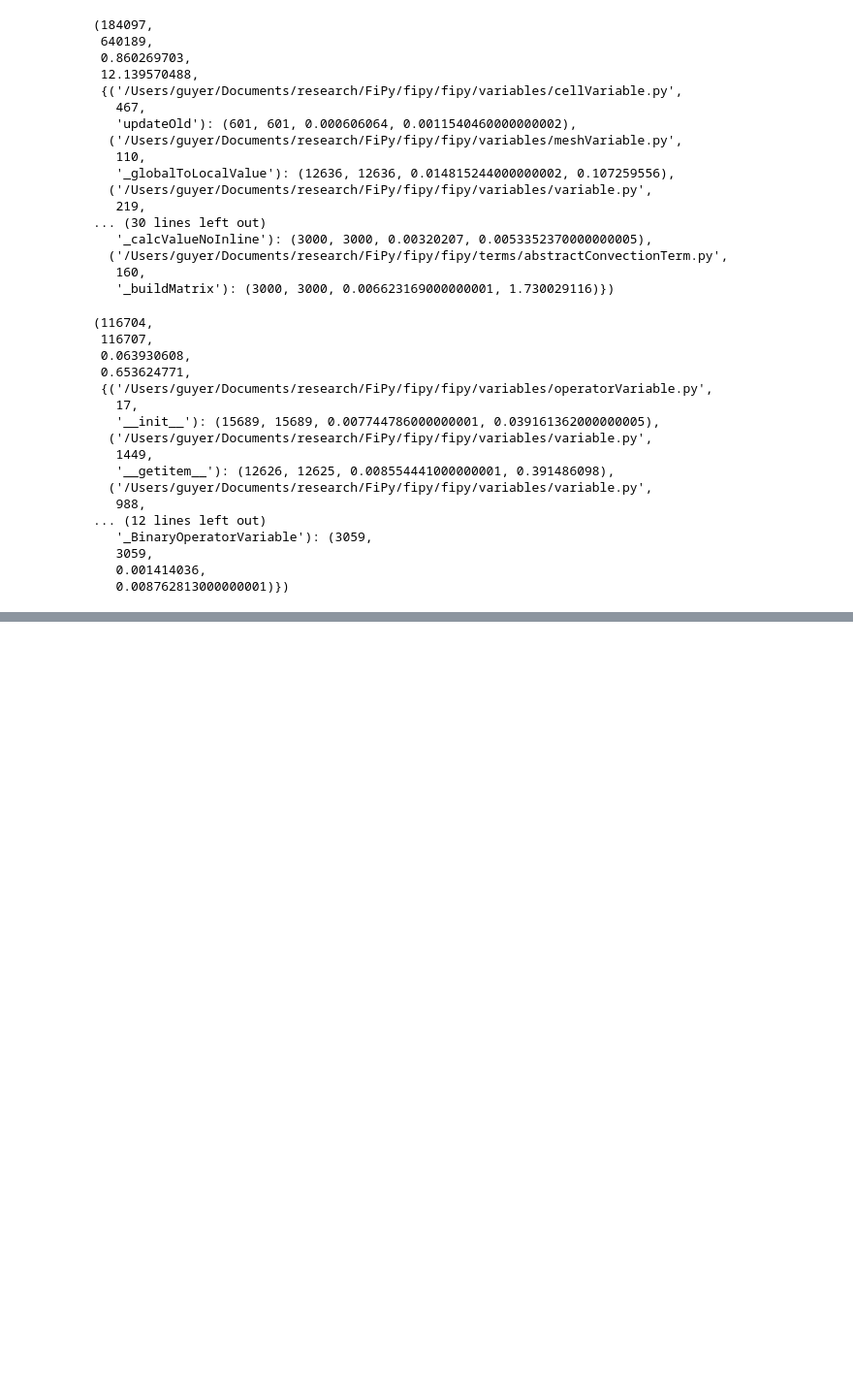
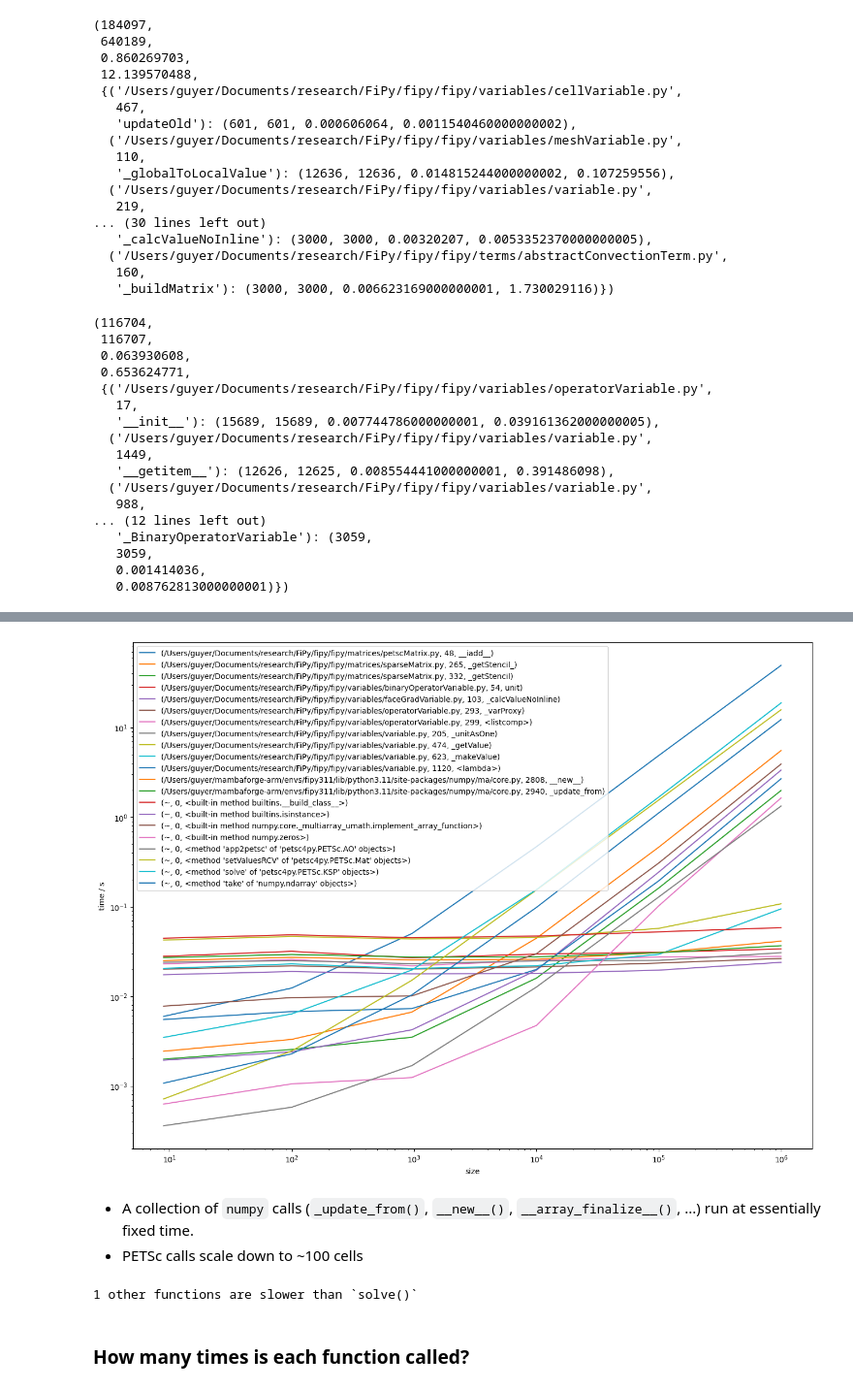
Before and after one commit to guyer/solver_benchmark_binary, a Jupyter notebook: codes/notebooks/analyze_profiles.ipynb, the cells around one changed output, grey strips where cells are left out. Shown at 97% size. Saved outputs shown, nothing was run; the diff lists cells and outputs as text; code cells hidden in the pictures; blank space fills up the shorter version.

Commit message:
Analyze nucleation

```diff
--- a/codes/notebooks/analyze_profiles.ipynb
+++ b/codes/notebooks/analyze_profiles.ipynb
@@ -341,0 +334,2 @@ p.stats[('/Users/guyer/Documents/research/FiPy/fipy/fipy/variables/variable.py',
+# %%
+problem_name = "nucleation"
@@ -341,0 +350,37 @@ p.stats[('/Users/guyer/Documents/research/FiPy/fipy/fipy/variables/variable.py',
+# %%
+kv = []
+
+for dir in (results_path / problem_name).glob("macos84871af/petsc/LinearGMRESSolver/JacobiPreconditioner/*"):
+    size = int(dir.name)
+    p = pstats.Stats((dir / "profile-0.prof").as_posix())
+
+    for k, v in p.stats.items():
+        kv.append([size, k, v[2]])
+
+df = pd.DataFrame(kv, columns=["size", "function", "tottime"])
+
+functions = set(df.sort_values(by="tottime", ascending=False).groupby("size").head(10)["function"])
+
+fig, ax = plt.subplots(figsize=(16,12))
+
+for label, df2 in df[df["function"].isin(functions)].groupby("function"):
+    df2.sort_values(by="size").plot(x="size", y="tottime", ax=ax, loglog=True, label=label)
+plt.legend()
+_ = plt.ylabel("time / s")
+# %% [output]
+[figure, added]
+# %% [markdown]
+- A collection of `numpy` calls (`_update_from()`, `__new__()`, `__array_finalize__()`, ...) run at essentially fixed time.
+- PETSc calls scale down to ~100 cells
+# %%
+for n in range(1,len(set(df["function"]))):
+    nfunctions = set(df.sort_values(by="tottime", ascending=False).groupby("size").head(n)["function"])
+
+    if ('~', 0, "<method 'solve' of 'petsc4py.PETSc.KSP' objects>") in nfunctions:
+        break
+
+print(f"{n-1} other functions are slower than `solve()`")
+# %% [output]
+1 other functions are slower than `solve()`
+# %% [markdown]
+### How many times is each function called?
```
Also changed, not shown: parts of 18 cells of this notebook.
